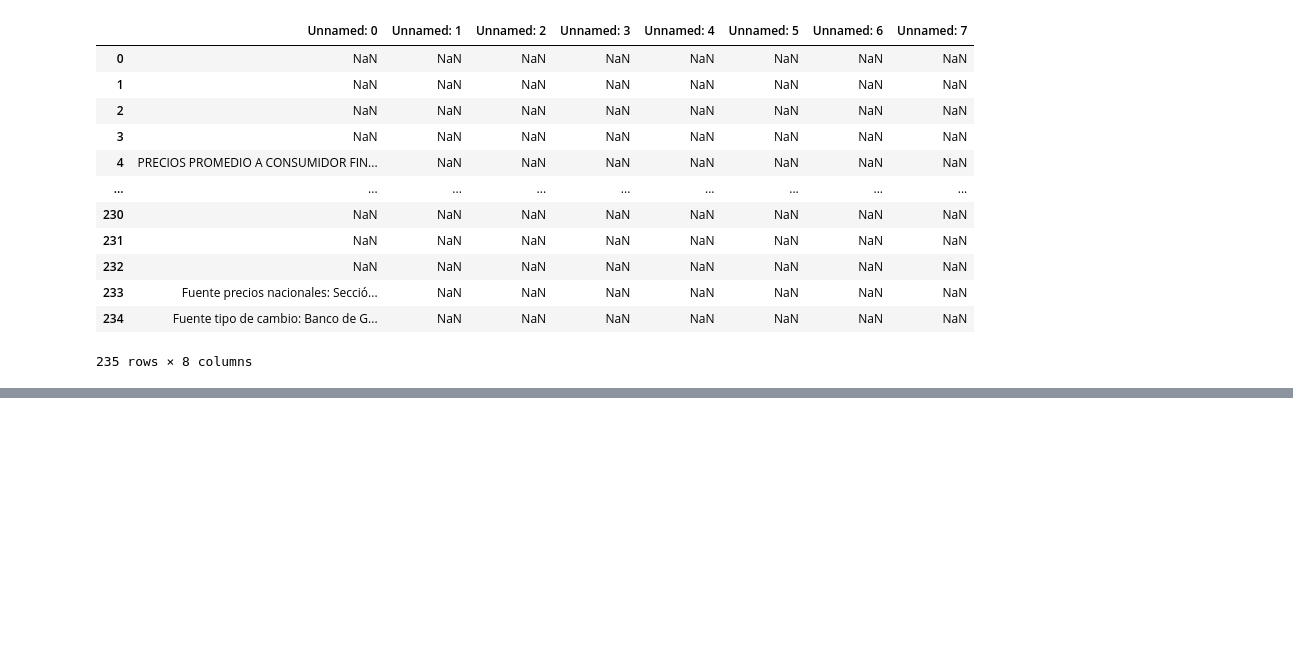
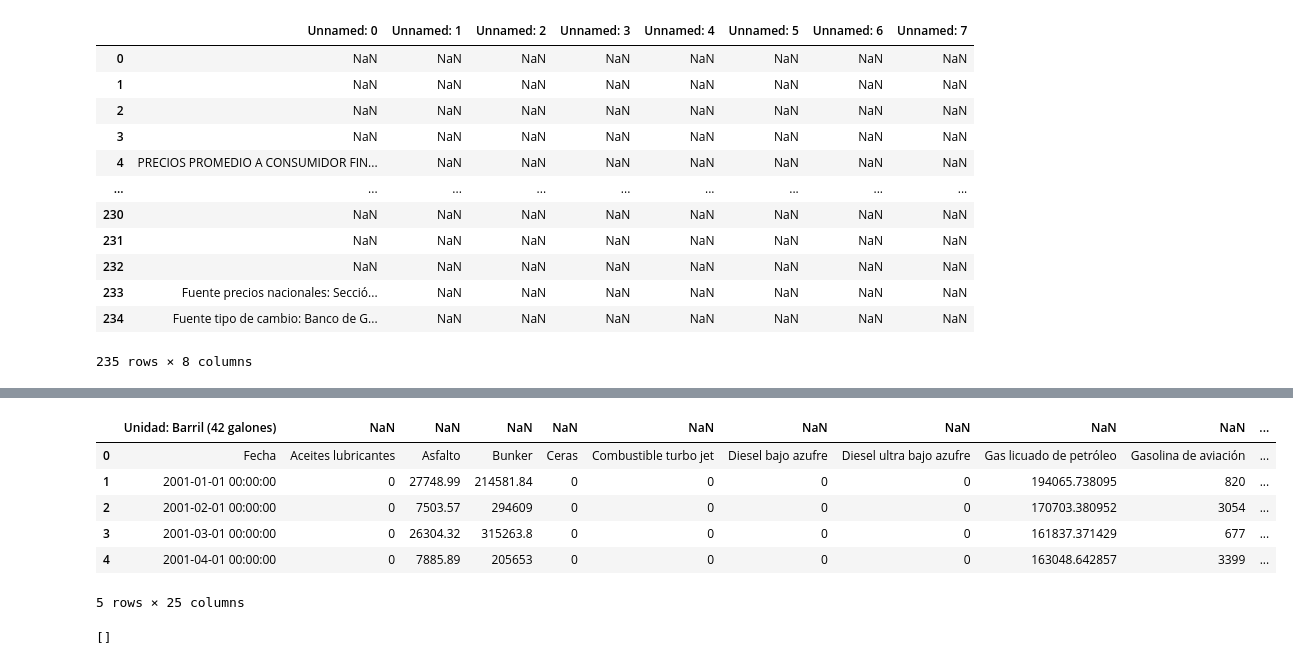
Before and after one commit to guzmanalejandra/Laboratorio2-DS, a Jupyter notebook: main.ipynb, the cells around one changed output, grey strips where cells are left out. Drawn from its saved outputs; the diff is of its cells as text; code cells hidden in the pictures; blank space fills up the shorter version.

```diff
--- a/main.ipynb
+++ b/main.ipynb
@@ -60,0 +75,25 @@ df
+# %%
+
+importacion_df = importacion_df.dropna(how='all').reset_index(drop=True)
+importacion_df.columns = importacion_df.iloc[0]
+importacion_df = importacion_df.drop(0).reset_index(drop=True)
+
+importacion_df.head()
+# %% [output]
+|  | Unidad: Barril (42 galones) | NaN | NaN | NaN | NaN | NaN | NaN | NaN | NaN | NaN | ... |
+| 0 | Fecha | Aceites lubricantes | Asfalto | Bunker | Ceras | Combustible turbo jet | Diesel bajo azufre | Diesel ultra bajo azufre | Gas licuado de petróleo | Gasolina de aviación | ... |
+| 1 | 2001-01-01 00:00:00 | 0 | 27748.99 | 214581.84 | 0 | 0 | 0 | 0 | 194065.738095 | 820 | ... |
+| 2 | 2001-02-01 00:00:00 | 0 | 7503.57 | 294609 | 0 | 0 | 0 | 0 | 170703.380952 | 3054 | ... |
+| 3 | 2001-03-01 00:00:00 | 0 | 26304.32 | 315263.8 | 0 | 0 | 0 | 0 | 161837.371429 | 677 | ... |
+| 4 | 2001-04-01 00:00:00 | 0 | 7885.89 | 205653 | 0 | 0 | 0 | 0 | 163048.642857 | 3399 | ... |
+5 rows × 25 columns
+# %%
+# Verificar si las columnas de interés están presentes en el conjunto de datos
+columnas_interes = ["Gasolina regular", "Gasolina super", "Diesel bajo azufre", "Gas licuado de petróleo"]
+
+# Identificar si las columnas de interés están en el conjunto de datos
+columnas_presentes = [col for col in columnas_interes if col in importacion_df.columns]
+
+columnas_presentes
+# %% [output]
+[]
```
Also changed, not shown: parts of 8 cells of this notebook.
